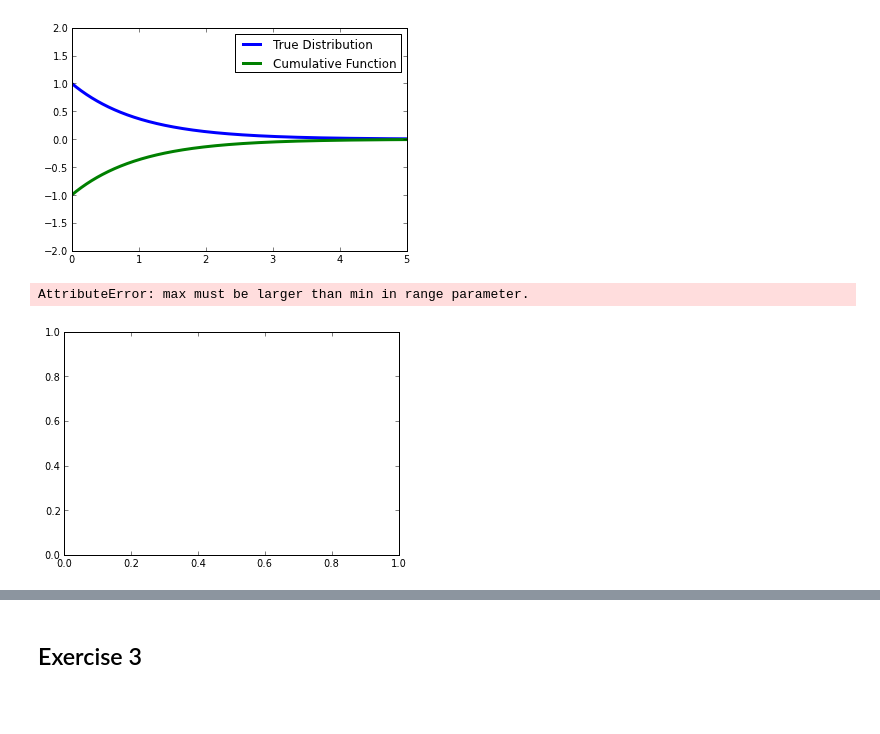
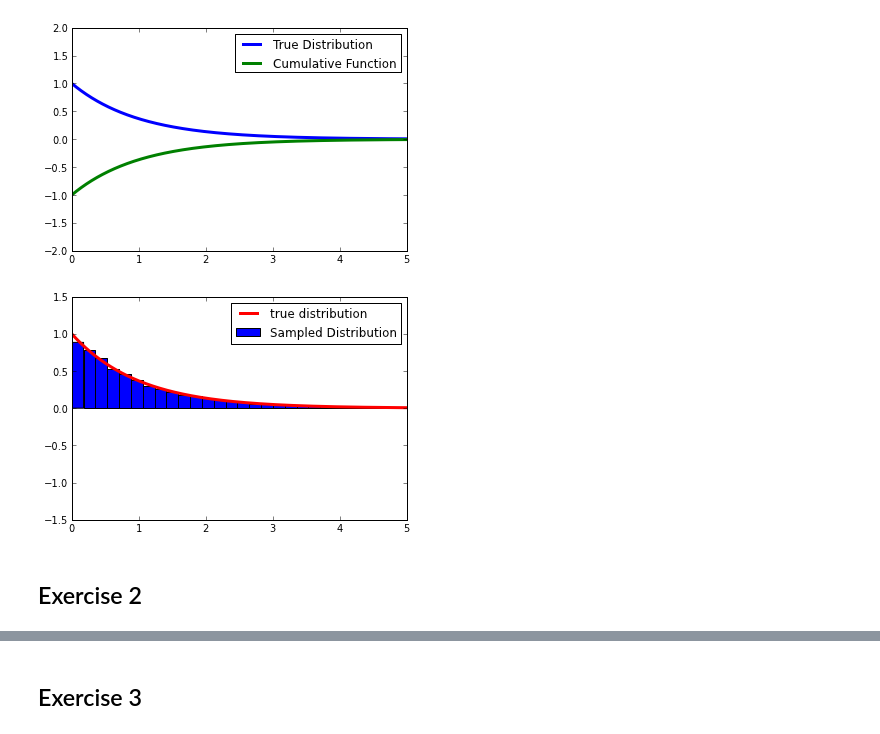
Before and after one commit to kreyno10/PHYS202-S13, a Jupyter notebook: Week8/Random Number and Monte Carlo.ipynb, the cells around one changed output, grey strips where cells are left out. Drawn from its saved outputs; the diff is of its cells as text; code cells hidden in the pictures; blank space fills up the shorter version.

```diff
--- a/Week8/Random Number and Monte Carlo.ipynb
+++ b/Week8/Random Number and Monte Carlo.ipynb
@@ -104,22 +104,24 @@ show()
 # %%
 #number of samples
 N = 10000
 #N random numbers
 z = numpy.random.random_sample(N);
 #inverse CDF
-Finv = lambda z: -log(-l*z)
+Finv = lambda z: -log(z)/l
 #sampled x values
 xsamples = Finv(z);
 #compare to original
 hist(xsamples,50,normed=True,label="Sampled Distribution")
 plot(x,f(x),label="true distribution",lw=3,color='red')
 xlim(0,5.)
-ylim(-5,5.)
-logend(loc=0)
+ylim(-1.5,1.5)
+legend(loc=0)
 show()
 # %% [output]
-AttributeError: max must be larger than min in range parameter.
-[figure, old version]
+[figure, new version]
+# %% [markdown]
+Exercise 2
+-
 # %%
 x = arange(0.,1000+0.001,0.01)
 l = 1
```
Also changed, not shown: parts of 8 cells of this notebook.
